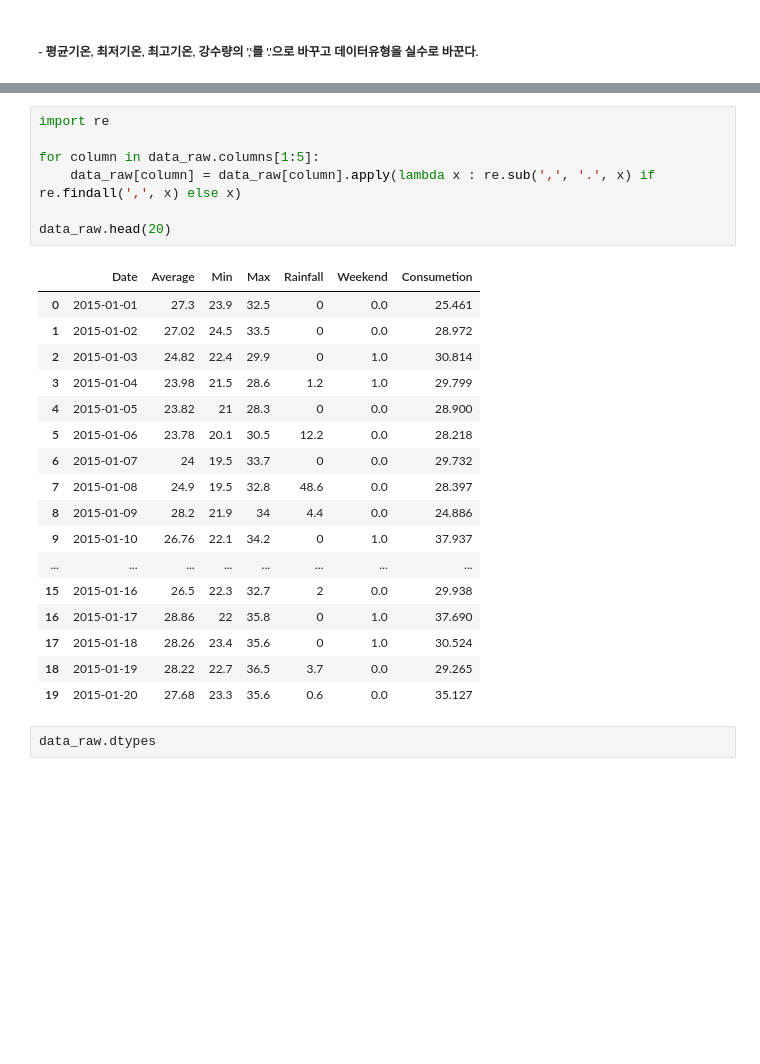
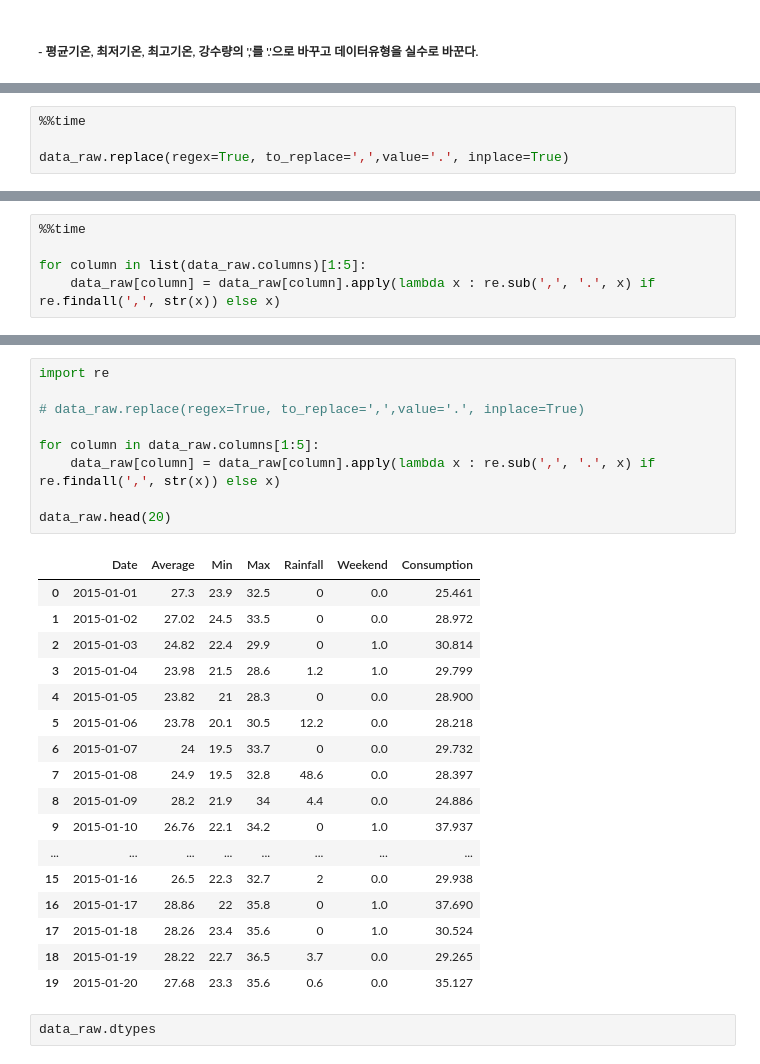
Before and after one commit to seokyeongheo/iot-data-practice, a Jupyter notebook: 3rd/181219_rnn.ipynb, the cells around one changed output, grey strips where cells are left out. Cells and saved outputs as stored; diff of their text form; blank space fills up the shorter version.

```diff
--- a/3rd/181219_rnn.ipynb
+++ b/3rd/181219_rnn.ipynb
@@ -132,0 +135,4 @@ Index(['Date', 'Average', 'Min', 'Max', 'Rainfall', 'Weekend', 'Consumetion'], d
+# %%
+%%time
+
+data_raw.replace(regex=True, to_replace=',',value='.', inplace=True)
@@ -132,0 +142,5 @@ Index(['Date', 'Average', 'Min', 'Max', 'Rainfall', 'Weekend', 'Consumetion'], d
+# %%
+%%time
+
+for column in list(data_raw.columns)[1:5]:
+    data_raw[column] = data_raw[column].apply(lambda x : re.sub(',', '.', x) if re.findall(',', str(x)) else x)
@@ -133,12 +155,14 @@ Index(['Date', 'Average', 'Min', 'Max', 'Rainfall', 'Weekend', 'Consumetion'], d
 # %%
 import re
 
+# data_raw.replace(regex=True, to_replace=',',value='.', inplace=True)
+
 for column in data_raw.columns[1:5]:
-    data_raw[column] = data_raw[column].apply(lambda x : re.sub(',', '.', x) if re.findall(',', x) else x)
+    data_raw[column] = data_raw[column].apply(lambda x : re.sub(',', '.', x) if re.findall(',', str(x)) else x)
 
 data_raw.head(20)
 # %% [output]
-|  | Date | Average | Min | Max | Rainfall | Weekend | Consumetion |
+|  | Date | Average | Min | Max | Rainfall | Weekend | Consumption |
 | 0 | 2015-01-01 | 27.3 | 23.9 | 32.5 | 0 | 0.0 | 25.461 |
 | 1 | 2015-01-02 | 27.02 | 24.5 | 33.5 | 0 | 0.0 | 28.972 |
 | 2 | 2015-01-03 | 24.82 | 22.4 | 29.9 | 0 | 1.0 | 30.814 |
```
Also changed, not shown: parts of 20 cells of this notebook, 1 other file.
